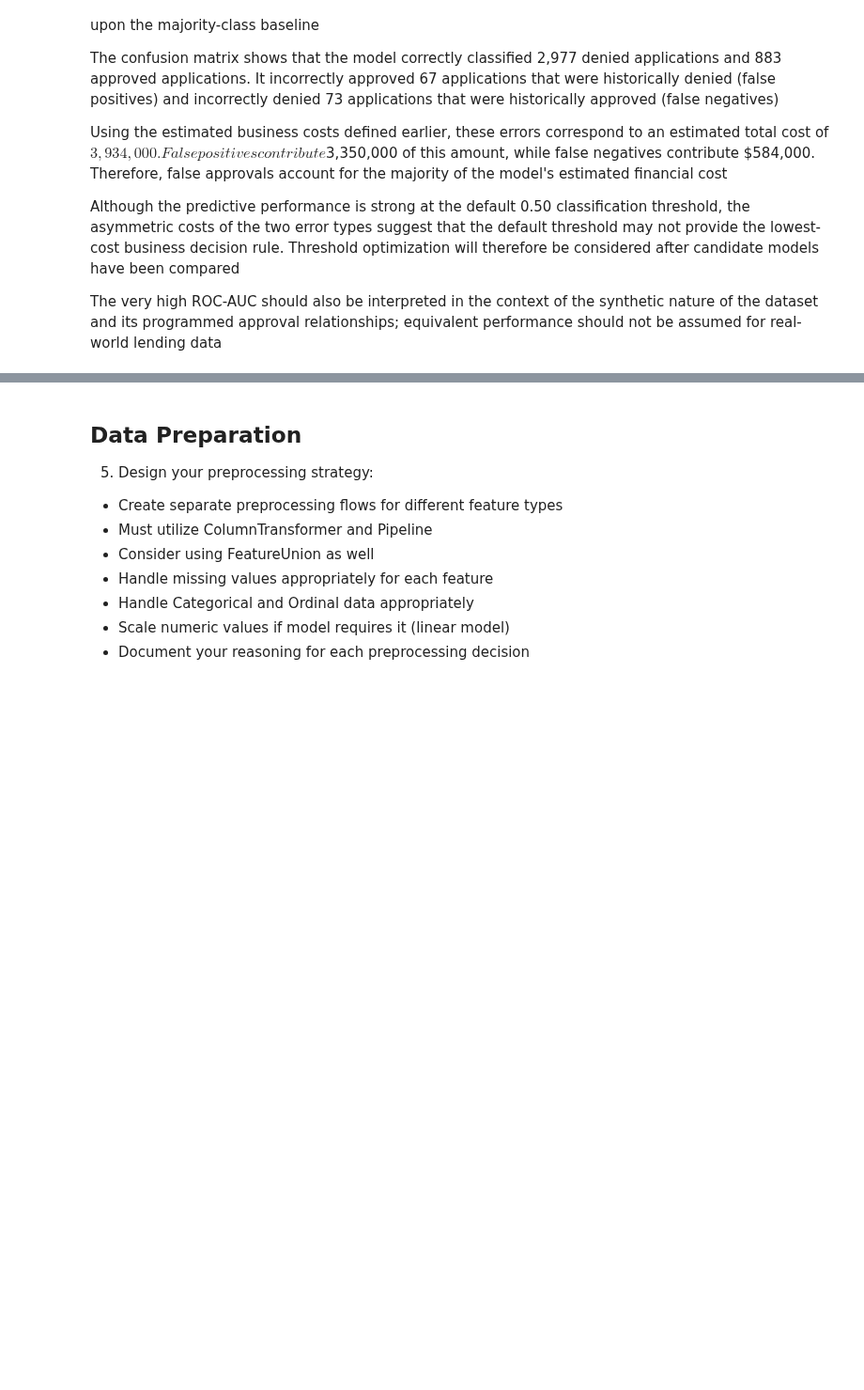
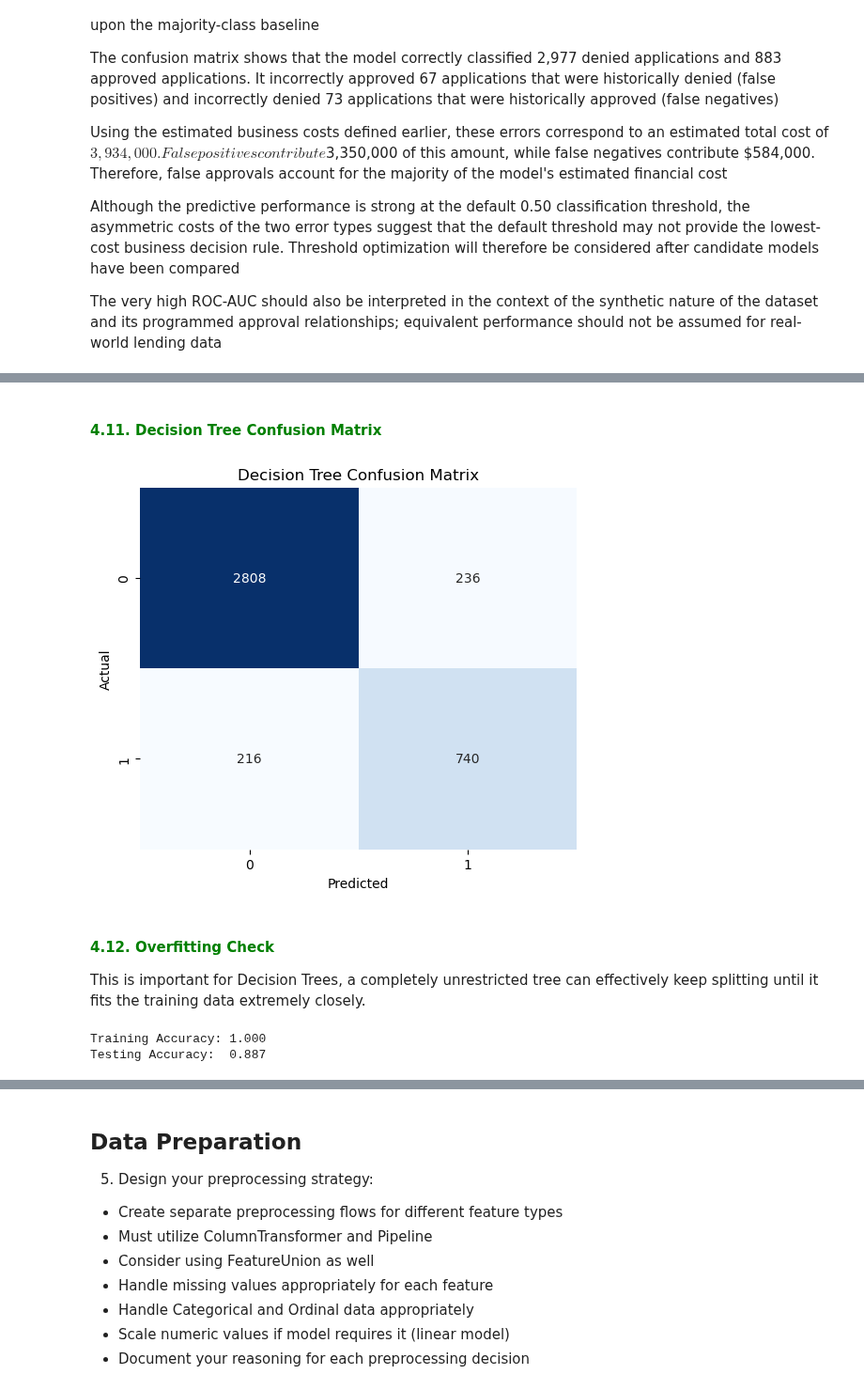
Before and after one commit to ngunjirikevin/financial-loan-risk-model, a Jupyter notebook: financial_loan_risk.ipynb, the cells around one changed output, grey strips where cells are left out. Shown at 94% size. Saved outputs shown, nothing was run; the diff lists cells and outputs as text; code cells hidden in the pictures; blank space fills up the shorter version.

Commit message:
feat: add decision tree model and performance evaluation

```diff
--- a/financial_loan_risk.ipynb
+++ b/financial_loan_risk.ipynb
@@ -1379,0 +1388,12 @@ The very high ROC-AUC should also be interpreted in the context of the synthetic
+# %%
+# build the model
+from sklearn.tree import DecisionTreeClassifier
+
+decision_tree_model = Pipeline(steps=[
+    ("preprocessor", preprocessor),
+    ("classifier", DecisionTreeClassifier(
+        random_state=42
+    ))
+])
+
+decision_tree_model.fit(X_train, y_train)
@@ -1379,0 +1418,7 @@ The very high ROC-AUC should also be interpreted in the context of the synthetic
+# %%
+# making predictions
+decision_tree_predictions = decision_tree_model.predict(X_test)
+
+decision_tree_probabilities = decision_tree_model.predict_proba(
+    X_test
+)[:, 1]
@@ -1379,0 +1489,55 @@ The very high ROC-AUC should also be interpreted in the context of the synthetic
+# %% [markdown]
+<h4 style= "color: #008000; text-align: left; font-weight: bold;">
+4.11. Decision Tree Confusion Matrix
+</h4>
+# %%
+decision_tree_cm = confusion_matrix(
+    y_test,
+    decision_tree_predictions
+)
+
+plt.figure(figsize=(6, 5))
+
+sns.heatmap(
+    decision_tree_cm,
+    annot=True,
+    fmt="d",
+    cmap="Blues",
+    cbar=False
+)
+
+plt.title("Decision Tree Confusion Matrix")
+plt.xlabel("Predicted")
+plt.ylabel("Actual")
+
+plt.show()
+# %% [output]
+[figure, added]
+# %% [markdown]
+<h4 style= "color: #008000; text-align: left; font-weight: bold;">
+4.12. Overfitting Check
+</h4>
+
+This is important for Decision Trees, a completely unrestricted tree can effectively keep splitting until it fits the training data extremely closely.
+# %%
+# training accuracy calculation
+decision_tree_train_accuracy = decision_tree_model.score(
+    X_train,
+    y_train
+)
+
+decision_tree_test_accuracy = decision_tree_model.score(
+    X_test,
+    y_test
+)
+
+print(
+    f"Training Accuracy: {decision_tree_train_accuracy:.3f}"
+)
+
+print(
+    f"Testing Accuracy:  {decision_tree_test_accuracy:.3f}"
+)
+# %% [output]
+Training Accuracy: 1.000
+Testing Accuracy:  0.887
```
Also changed, not shown: parts of 8 cells of this notebook.
